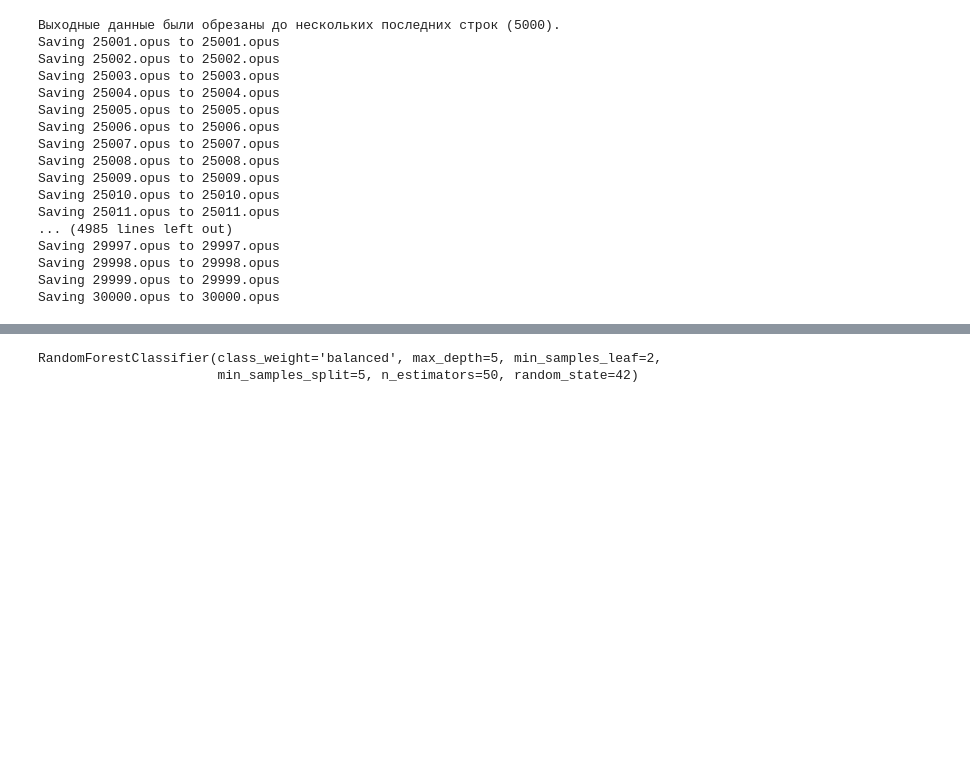
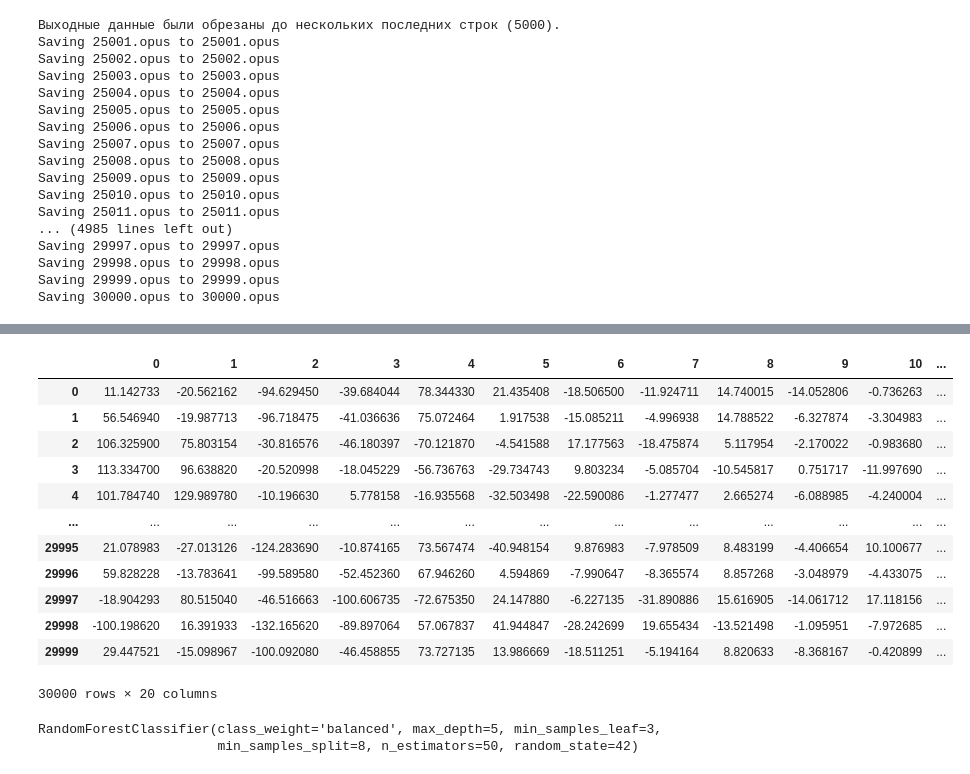
Before and after one commit to ViMasHub/Test_Kontur, a Jupyter notebook: Тестовое_задание_4.ipynb, the cells around one changed output, grey strips where cells are left out. Saved outputs shown, nothing was run; the diff lists cells and outputs as text; code cells hidden in the pictures; blank space fills up the shorter version.

```diff
--- a/Тестовое_задание_4.ipynb
+++ b/Тестовое_задание_4.ipynb
@@ -274,14 +278,30 @@ save_data.to_csv('/save_data.csv')
 # %%
 # Повторная загрузка
 
 data_load = pd.read_csv('/content/save_data.csv')
 
 data=[]
 labels=[]
 
-data_load.drop(['Unnamed: 0'], axis=1)
-data = data_load.drop(['label'], axis=1)
+data = data_load.drop(['Unnamed: 0'], axis=1)
+data = data.drop(['label'], axis=1)
 labels = data_load['label']
+
+data
+# %% [output]
+|  | 0 | 1 | 2 | 3 | 4 | 5 | 6 | 7 | 8 | 9 | 10 | ... |
+| 0 | 11.142733 | -20.562162 | -94.629450 | -39.684044 | 78.344330 | 21.435408 | -18.506500 | -11.924711 | 14.740015 | -14.052806 | -0.736263 | ... |
+| 1 | 56.546940 | -19.987713 | -96.718475 | -41.036636 | 75.072464 | 1.917538 | -15.085211 | -4.996938 | 14.788522 | -6.327874 | -3.304983 | ... |
+| 2 | 106.325900 | 75.803154 | -30.816576 | -46.180397 | -70.121870 | -4.541588 | 17.177563 | -18.475874 | 5.117954 | -2.170022 | -0.983680 | ... |
+| 3 | 113.334700 | 96.638820 | -20.520998 | -18.045229 | -56.736763 | -29.734743 | 9.803234 | -5.085704 | -10.545817 | 0.751717 | -11.997690 | ... |
+| 4 | 101.784740 | 129.989780 | -10.196630 | 5.778158 | -16.935568 | -32.503498 | -22.590086 | -1.277477 | 2.665274 | -6.088985 | -4.240004 | ... |
+| ... | ... | ... | ... | ... | ... | ... | ... | ... | ... | ... | ... | ... |
+| 29995 | 21.078983 | -27.013126 | -124.283690 | -10.874165 | 73.567474 | -40.948154 | 9.876983 | -7.978509 | 8.483199 | -4.406654 | 10.100677 | ... |
+| 29996 | 59.828228 | -13.783641 | -99.589580 | -52.452360 | 67.946260 | 4.594869 | -7.990647 | -8.365574 | 8.857268 | -3.048979 | -4.433075 | ... |
+| 29997 | -18.904293 | 80.515040 | -46.516663 | -100.606735 | -72.675350 | 24.147880 | -6.227135 | -31.890886 | 15.616905 | -14.061712 | 17.118156 | ... |
+| 29998 | -100.198620 | 16.391933 | -132.165620 | -89.897064 | 57.067837 | 41.944847 | -28.242699 | 19.655434 | -13.521498 | -1.095951 | -7.972685 | ... |
+| 29999 | 29.447521 | -15.098967 | -100.092080 | -46.458855 | 73.727135 | 13.986669 | -18.511251 | -5.194164 | 8.820633 | -8.368167 | -0.420899 | ... |
+30000 rows × 20 columns
 # %%
 # Нормализация данных
 
@@ -303,7 +332,7 @@ y_vectorized = vectorizer.fit_transform(labels)
 # Обучение моделей
 
 x_train = data_norm
-y_train = labels
+y_train = padded_sequences
 
 # RandomForest
 
@@ -313,8 +342,8 @@ from sklearn.metrics import accuracy_score
 model = RandomForestClassifier(
     n_estimators=50,
     max_depth=5,
-    min_samples_split=5,
-    min_samples_leaf=2,
+    min_samples_split=8,
+    min_samples_leaf=3,
     max_features='sqrt',
     bootstrap=True,
     class_weight='balanced',
@@ -357,5 +386,5 @@ model.fit(x_train, y_train)
 
 #joblib.dump(model_NN, '/model_NN.pkl')
 # %% [output]
-RandomForestClassifier(class_weight='balanced', max_depth=5, min_samples_leaf=2,
-                       min_samples_split=5, n_estimators=50, random_state=42)
+RandomForestClassifier(class_weight='balanced', max_depth=5, min_samples_leaf=3,
+                       min_samples_split=8, n_estimators=50, random_state=42)
```
Also changed, not shown: parts of 8 cells of this notebook.
